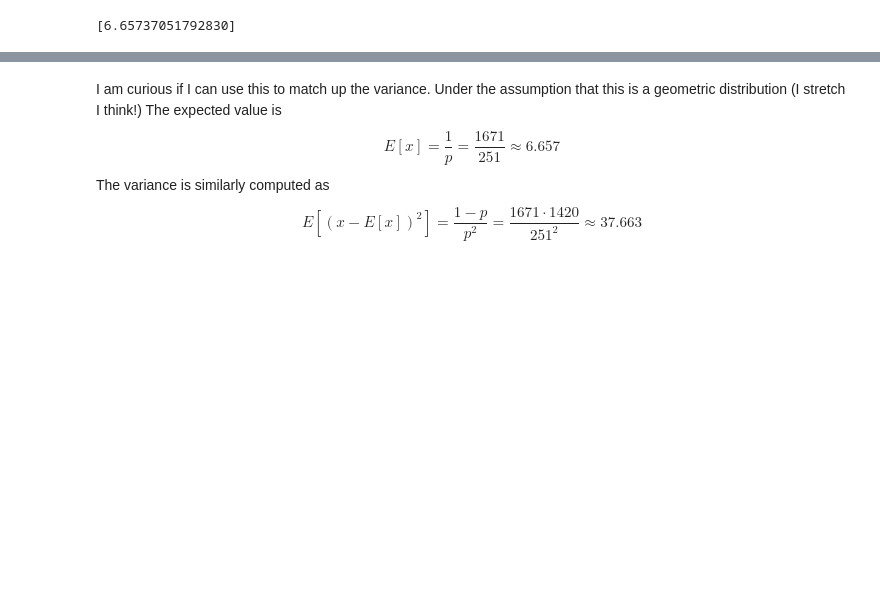
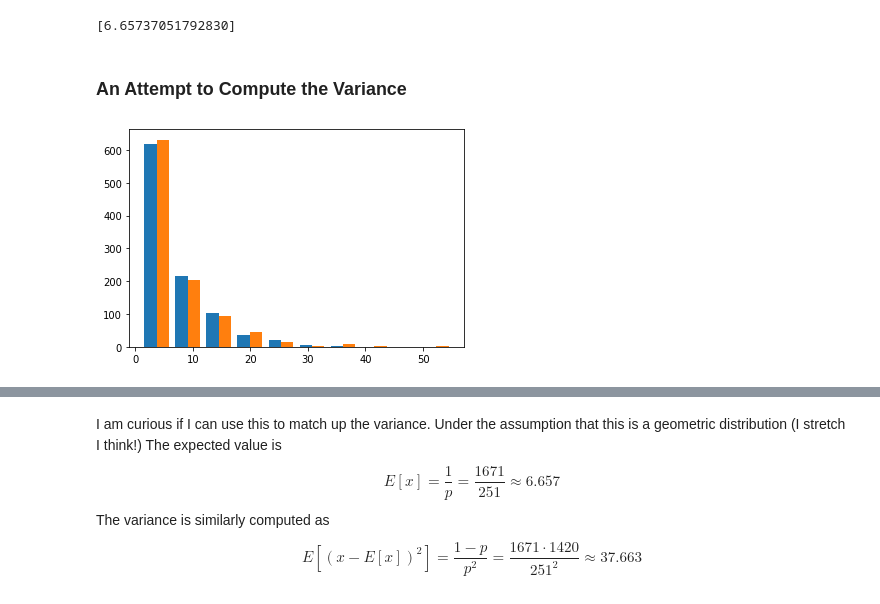
Before and after one commit to nurfnick/Mathematical_Musings, a Jupyter notebook: CrapsSimulator.ipynb, the cells around one changed output, grey strips where cells are left out. Drawn from its saved outputs; the diff is of its cells as text; code cells hidden in the pictures; blank space fills up the shorter version.

```diff
--- a/CrapsSimulator.ipynb
+++ b/CrapsSimulator.ipynb
@@ -327,3 +326,12 @@ x = sympy.Symbol('x')
 sympy.solve(4/36+8/36*(x+1)+2*3/36*(5+3/9*x)+8/36*(4.6+4/10*x)+10/36*(36/11+1+5/11*x)-x,x)
 # %% [output]
 [6.65737051792830]
+# %% [markdown]
+### An Attempt to Compute the Variance
+# %%
+z = np.random.geometric(p=251/1671, size=1000)
+
+ax = plt.hist([list1,z])
+plt.show()
+# %% [output]
+[figure, added]
```
Also changed, not shown: parts of 30 cells of this notebook.
